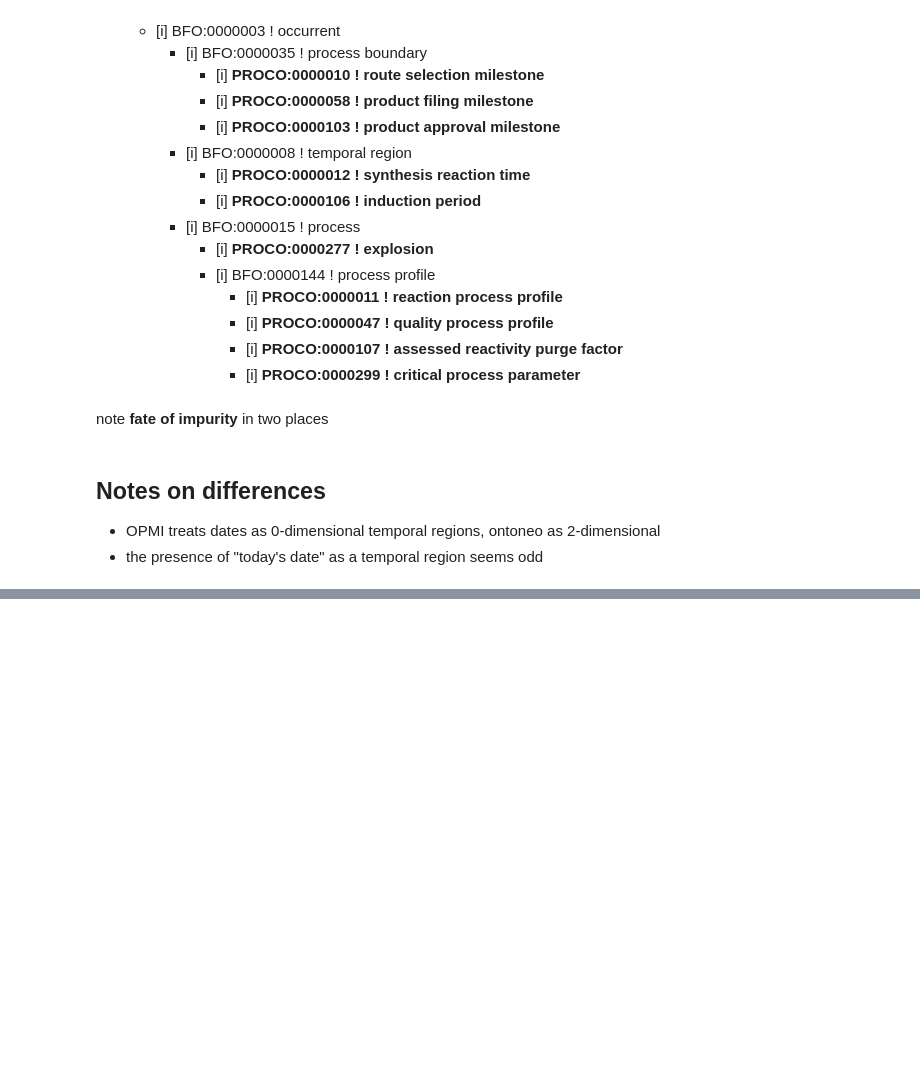
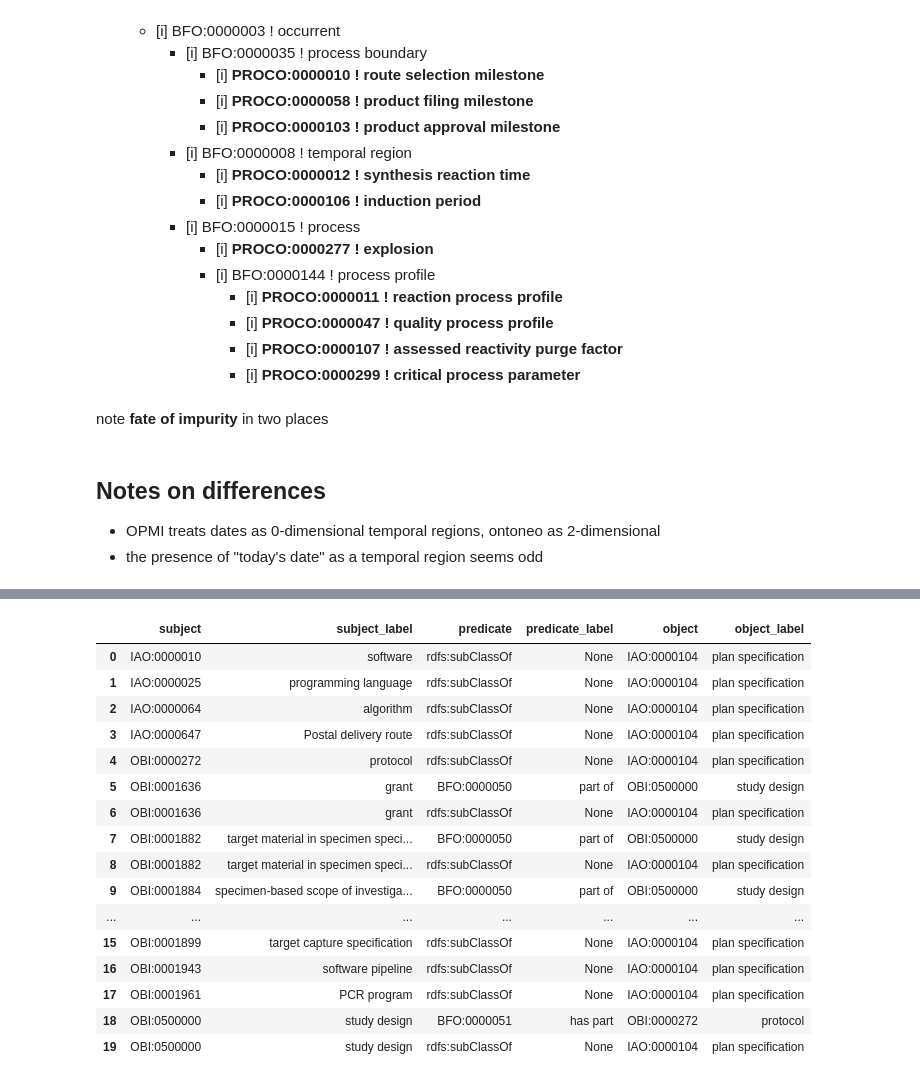
Before and after one commit to cmungall/formal-ontology-analysis, a Jupyter notebook: analysis/formal-ontology-usage-analysis.ipynb, the cells around one changed output, grey strips where cells are left out. Cells and saved outputs as stored; diff of their text form; code cells hidden in the pictures; blank space fills up the shorter version.

```diff
--- a/analysis/formal-ontology-usage-analysis.ipynb
+++ b/analysis/formal-ontology-usage-analysis.ipynb
@@ -680,0 +725,21 @@ note **fate of impurity** in two places
+# %%
+df = pd.read_csv("output/plan-specification-children.tsv", sep="\t")
+df
+# %% [output]
+|  | subject | subject_label | predicate | predicate_label | object | object_label |
+| 0 | IAO:0000010 | software | rdfs:subClassOf | None | IAO:0000104 | plan specification |
+| 1 | IAO:0000025 | programming language | rdfs:subClassOf | None | IAO:0000104 | plan specification |
+| 2 | IAO:0000064 | algorithm | rdfs:subClassOf | None | IAO:0000104 | plan specification |
+| 3 | IAO:0000647 | Postal delivery route | rdfs:subClassOf | None | IAO:0000104 | plan specification |
+| 4 | OBI:0000272 | protocol | rdfs:subClassOf | None | IAO:0000104 | plan specification |
+| 5 | OBI:0001636 | grant | BFO:0000050 | part of | OBI:0500000 | study design |
+| 6 | OBI:0001636 | grant | rdfs:subClassOf | None | IAO:0000104 | plan specification |
+| 7 | OBI:0001882 | target material in specimen speci... | BFO:0000050 | part of | OBI:0500000 | study design |
+| 8 | OBI:0001882 | target material in specimen speci... | rdfs:subClassOf | None | IAO:0000104 | plan specification |
+| 9 | OBI:0001884 | specimen-based scope of investiga... | BFO:0000050 | part of | OBI:0500000 | study design |
+| ... | ... | ... | ... | ... | ... | ... |
+| 15 | OBI:0001899 | target capture specification | rdfs:subClassOf | None | IAO:0000104 | plan specification |
+| 16 | OBI:0001943 | software pipeline | rdfs:subClassOf | None | IAO:0000104 | plan specification |
+| 17 | OBI:0001961 | PCR program | rdfs:subClassOf | None | IAO:0000104 | plan specification |
+| 18 | OBI:0500000 | study design | BFO:0000051 | has part | OBI:0000272 | protocol |
+| 19 | OBI:0500000 | study design | rdfs:subClassOf | None | IAO:0000104 | plan specification |
```
Also changed, not shown: parts of 6 cells of this notebook, 3 other files.
